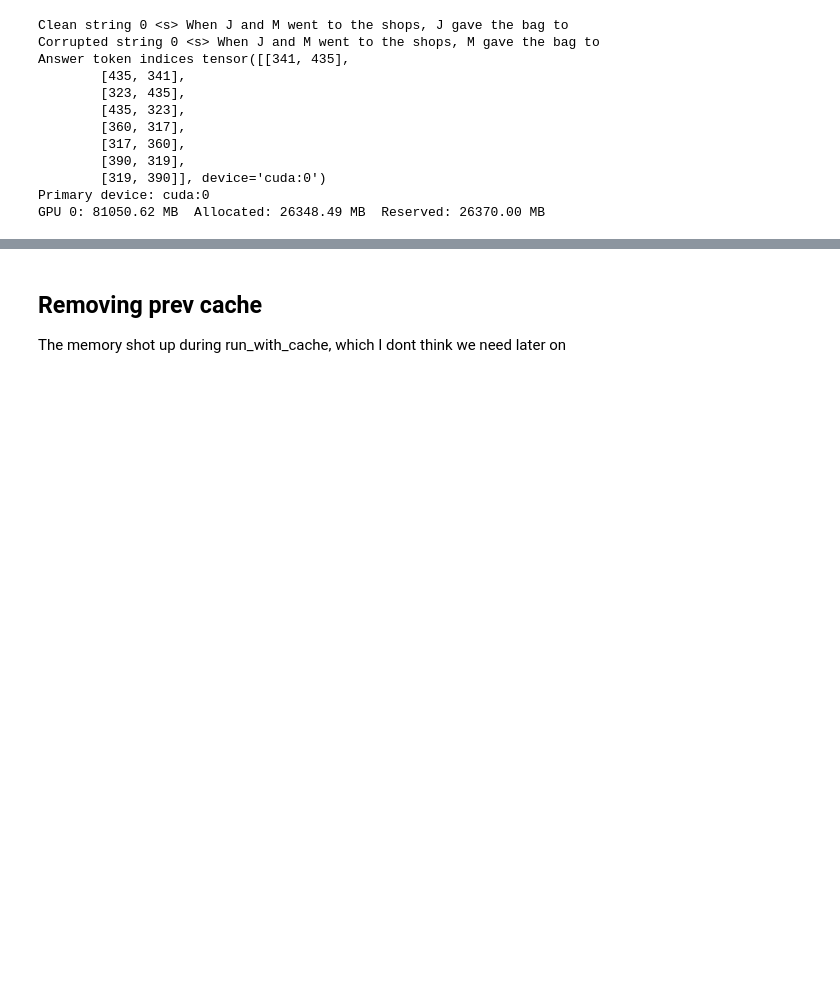
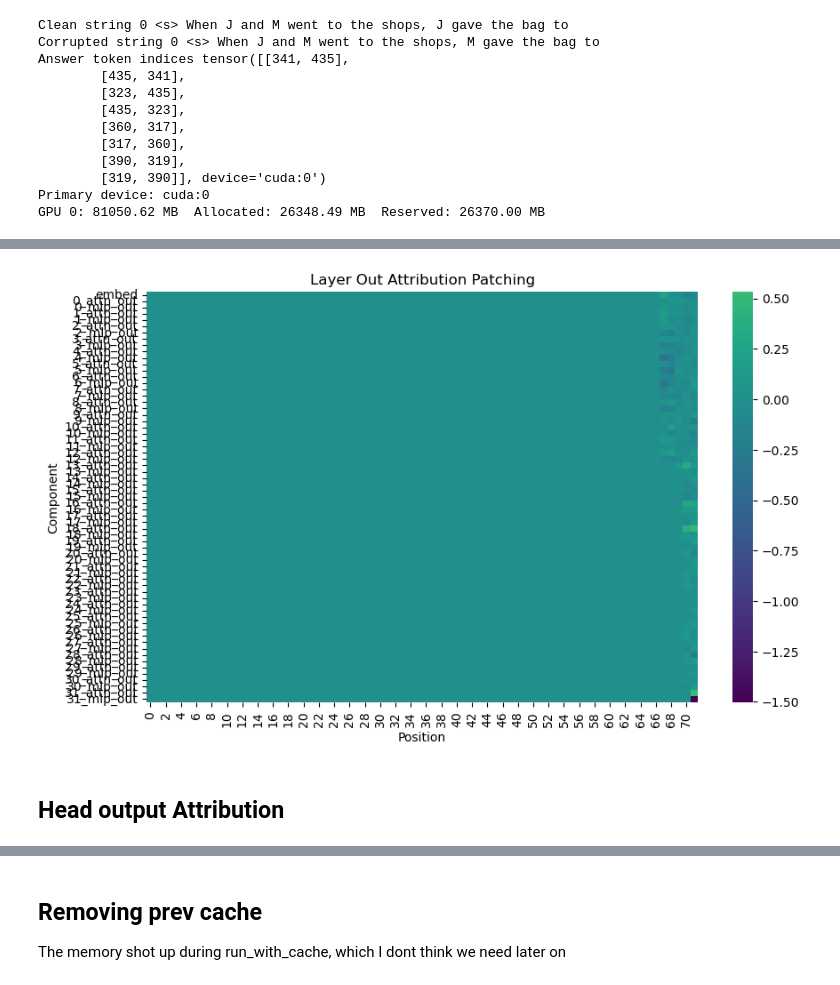
Before and after one commit to NainaniJatinZ/MechInterpCodeLLMs, a Jupyter notebook: experiments/InfoRetrieval/AttributionPatching.ipynb, the cells around one changed output, grey strips where cells are left out. Saved outputs shown, nothing was run; the diff lists cells and outputs as text; code cells hidden in the pictures; blank space fills up the shorter version.

```diff
--- a/experiments/InfoRetrieval/AttributionPatching.ipynb
+++ b/experiments/InfoRetrieval/AttributionPatching.ipynb
@@ -158,0 +636,14 @@ GPU 0: 81050.62 MB  Allocated: 26348.49 MB  Reserved: 26370.00 MB
+# %%
+
+import gc
+
+# Initializing list
+all_clean_logits = [clean_first_logits]
+all_corrupted_logits = [corr_first_logits]
+
+clean_first_logits = None
+corr_first_logits = None
+torch.cuda.empty_cache()
+gc.collect()
+
+check_gpu_memory()
@@ -158,0 +904,11 @@ GPU 0: 81050.62 MB  Allocated: 26348.49 MB  Reserved: 26370.00 MB
+# %%
+plt.figure(figsize=(10, 6))
+sns.heatmap(layer_out_attr.detach().numpy(), yticklabels=layer_out_labels, annot=False, cmap='viridis', center=0)
+plt.xlabel('Position')
+plt.ylabel('Component')
+plt.title('Layer Out Attribution Patching')
+plt.show()
+# %% [output]
+[figure, added]
+# %% [markdown]
+## Head output Attribution
```
Also changed, not shown: parts of 70 cells of this notebook, 2 other files.
